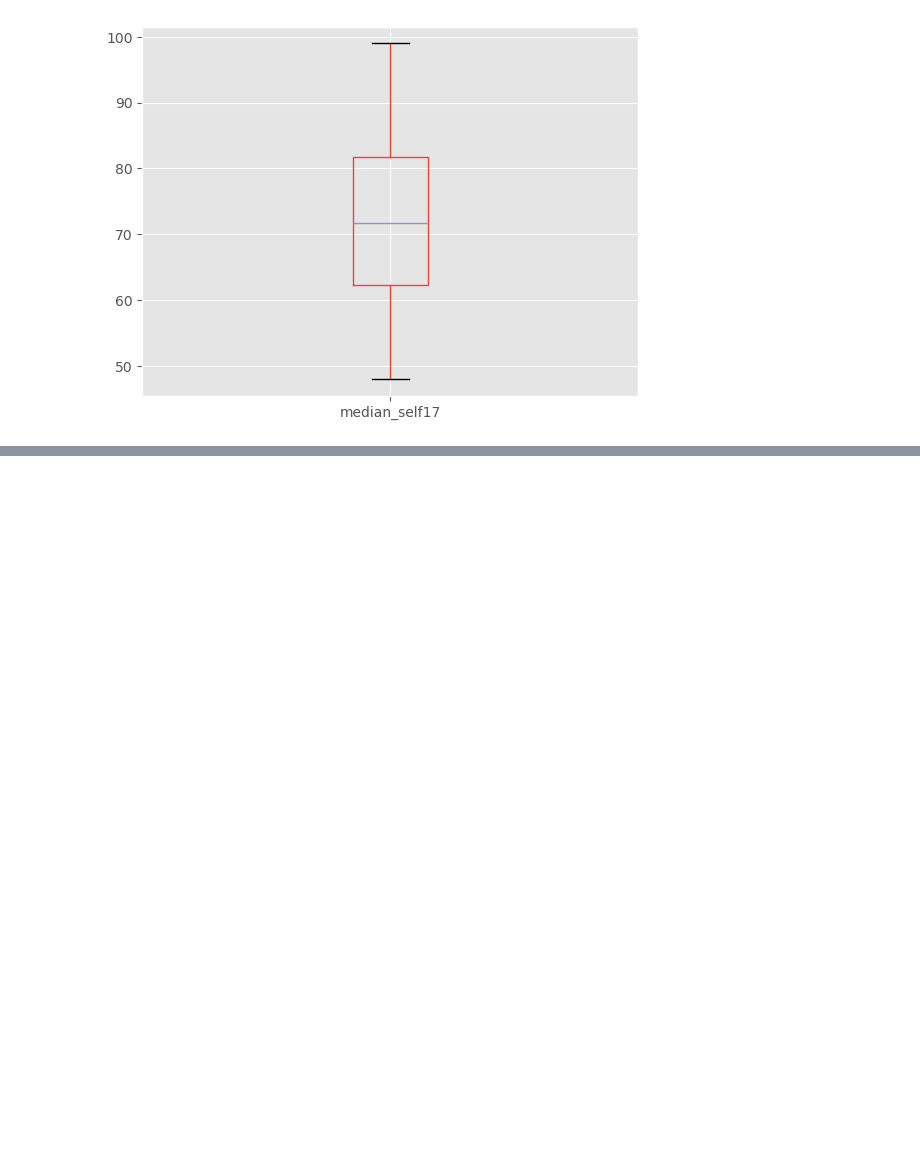
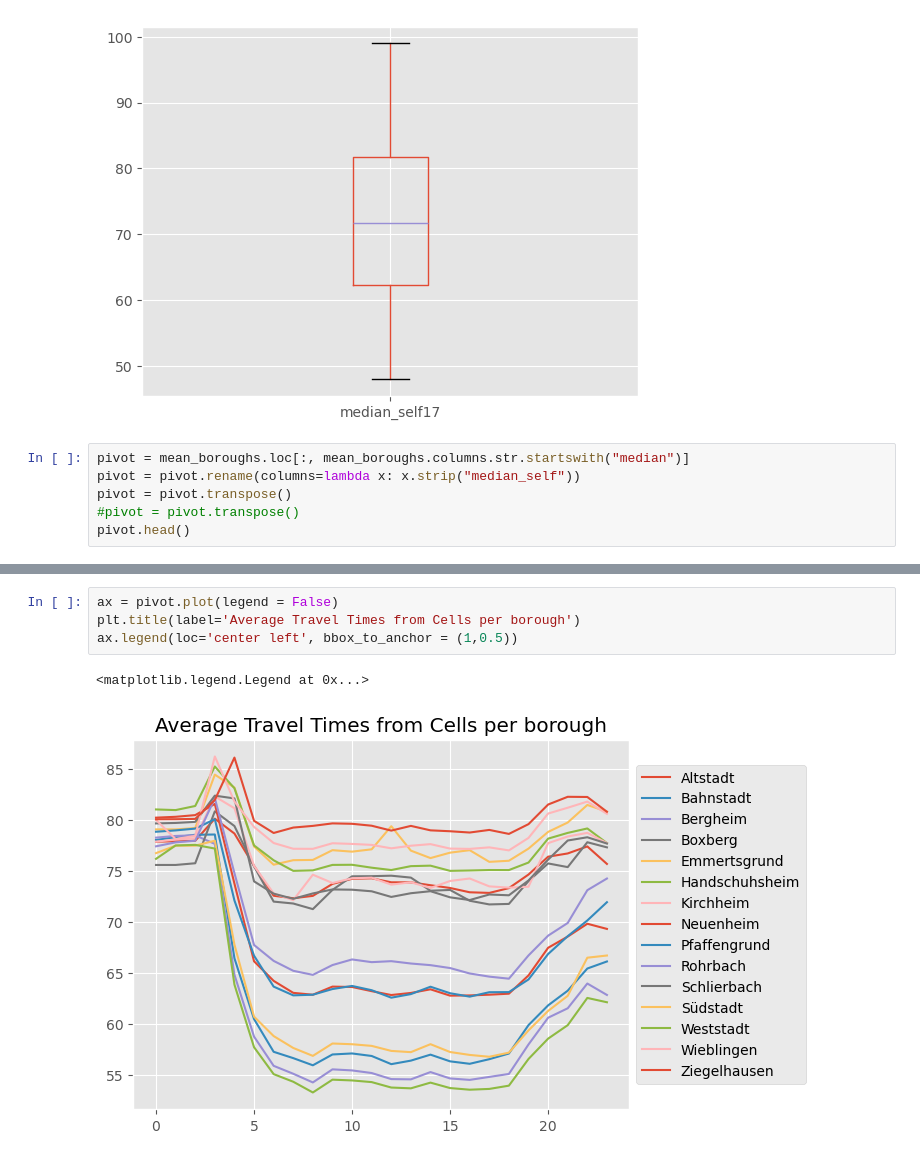
Before and after one commit to Chwiggy/thesis_analysis, a Jupyter notebook: travel_times.ipynb, the cells around one changed output, grey strips where cells are left out. Cells and saved outputs as stored; diff of their text form; blank space fills up the shorter version.

```diff
--- a/travel_times.ipynb
+++ b/travel_times.ipynb
@@ -111,3 +136,9 @@ cells_by_borough.boxplot("median_self17")
 # %% [output]
 <Axes: >
 [figure]
+# %%
+pivot = mean_boroughs.loc[:, mean_boroughs.columns.str.startswith("median")]
+pivot = pivot.rename(columns=lambda x: x.strip("median_self"))
+pivot = pivot.transpose()
+#pivot = pivot.transpose()
+pivot.head()
@@ -113,0 +152,7 @@ cells_by_borough.boxplot("median_self17")
+# %%
+ax = pivot.plot(legend = False)
+plt.title(label='Average Travel Times from Cells per borough')
+ax.legend(loc='center left', bbox_to_anchor = (1,0.5))
+# %% [output]
+<matplotlib.legend.Legend at 0x...>
+[figure, added]
```
Also changed, not shown: parts of 5 cells of this notebook.
